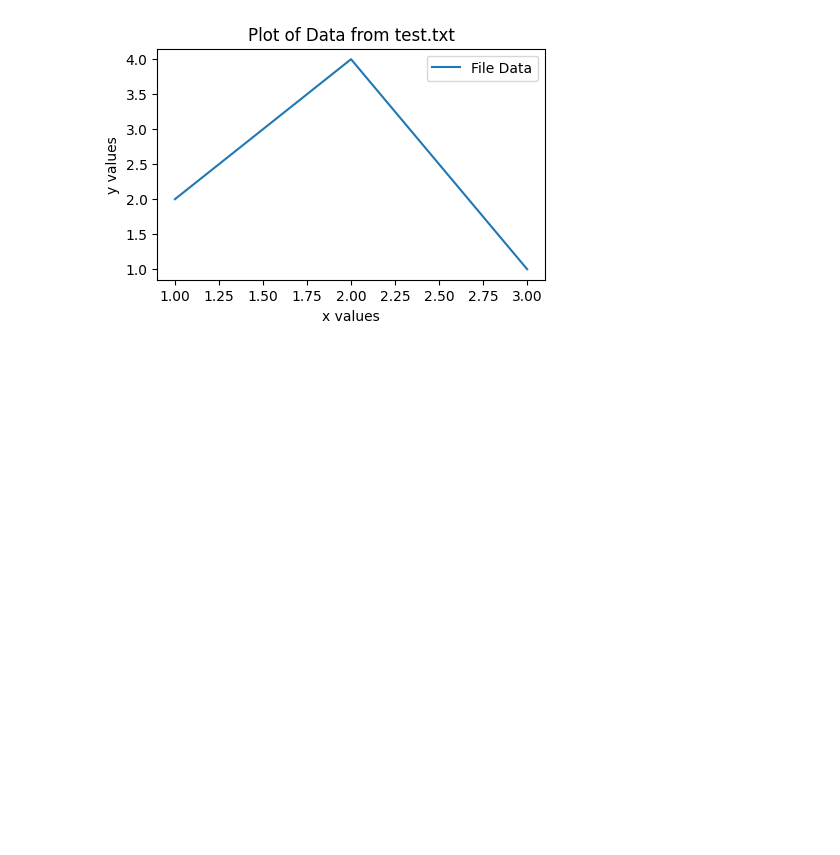
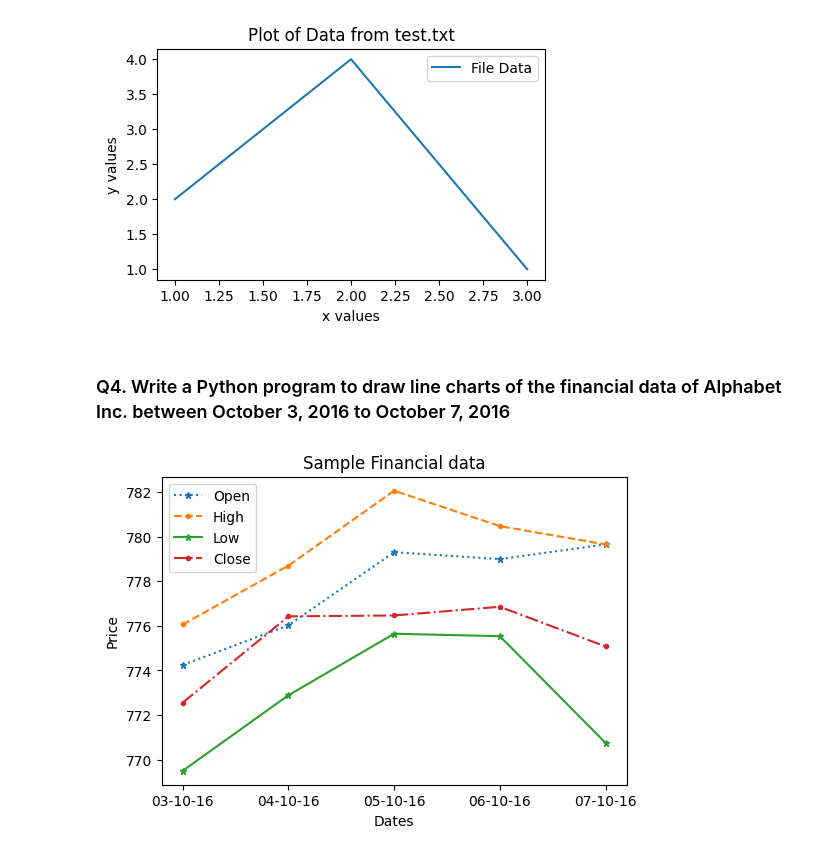
Before and after one commit to Ankitha8105/Python_Libraries, a Jupyter notebook: Matplotlib/linegraph.ipynb, the cells around one changed output. Drawn from its saved outputs; the diff is of its cells as text; code cells hidden in the pictures; blank space fills up the shorter version.

Commit message:
[Ankitha] Modified : python program to draw line charts of the financial data of Alphabet Inc

```diff
--- a/Matplotlib/linegraph.ipynb
+++ b/Matplotlib/linegraph.ipynb
@@ -139,3 +139,40 @@ if __name__ == "__main__":
     main()
 # %% [output]
 [figure]
+# %% [markdown]
+### Q4. Write a Python program to draw line charts of the financial data of Alphabet Inc. between October 3, 2016 to October 7, 2016
+# %%
+log = logger.logger_init('Q4')
+
+
+def plot_csv_data():
+    """
+    Description :
+        This function is used to draw line charts of the financial data of Alphabet Inc. between
+        October 3, 2016 to October 7, 2016
+    Return :
+        It returns line of given values
+    """
+    plt.figure(figsize=(6,4))
+    data = pd.read_csv('fdata.csv')
+
+    plt.plot(data.Date,data.Open,label = "Open",ls = "dotted",marker = "*",ms = 5)
+    plt.plot(data.Date,data.High,label = "High",ls = "dashed",marker = 'o',ms = 3)
+    plt.plot(data.Date,data.Low,label = "Low",marker= '*',ms = 5)
+    plt.plot(data.Date,data.Close,label = "Close",ls = "-.",marker = "o",ms = 3)
+
+    plt.title("Sample Financial data")
+    plt.xlabel("Dates")
+    plt.ylabel("Price")
+    plt.legend()
+    plt.show()
+
+
+def main():
+    plot_csv_data()
+
+
+if __name__ == "__main__":
+    main()
+# %% [output]
+[figure, added]
```
